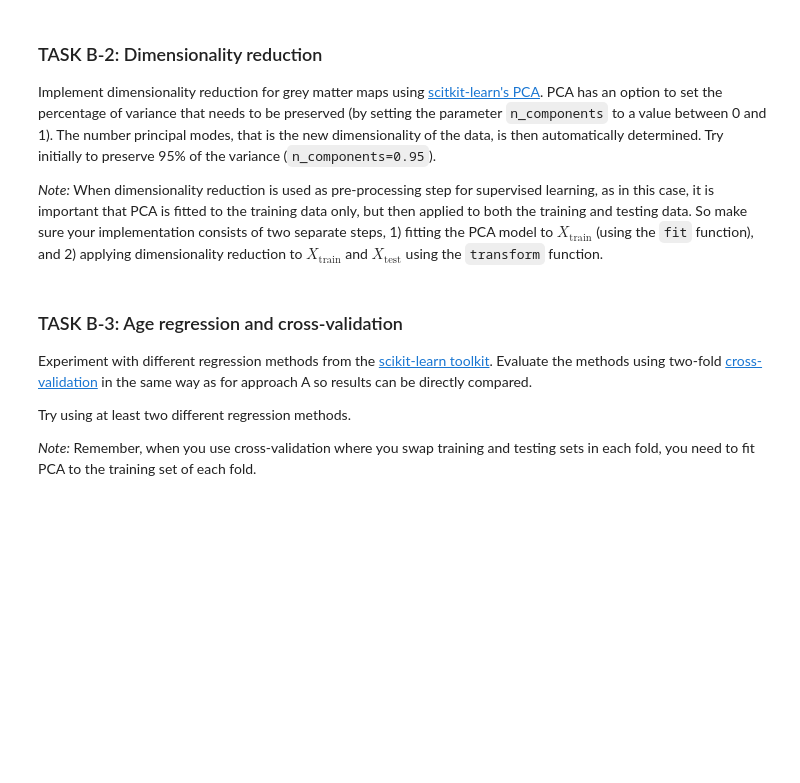
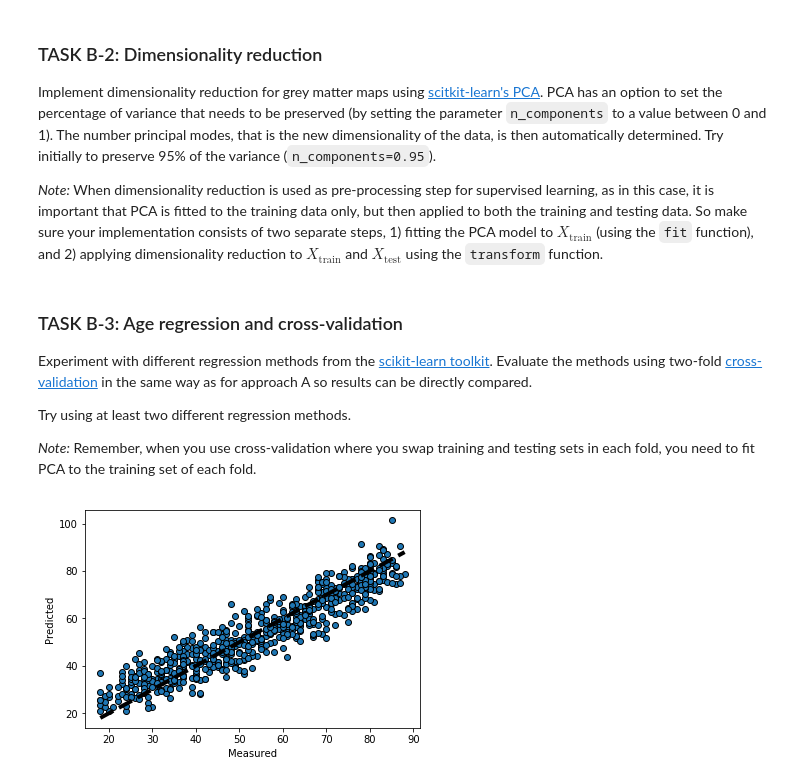
Before and after one commit to yangglebin/Medical-Image-Computing, a Jupyter notebook: MIC-Coursework.ipynb, the cells around one changed output. Cells and saved outputs as stored; diff of their text form; code cells hidden in the pictures; blank space fills up the shorter version.

```diff
--- a/MIC-Coursework.ipynb
+++ b/MIC-Coursework.ipynb
@@ -414,0 +383,14 @@ X_train_pca, X_valid_pca, y_train, y_valid = apply_PCA()
+# %%
+# Shuffles the (X,y) pair and returns a training set and a validation set
+def shuffle_and_divide(X):
+    # Shuffle X and Y.
+    X_copy = list(X)
+    actual_ages = list(meta_data['age'])
+    Xy = list(zip(X_copy, actual_ages))
+    shuffle(Xy)
+    X_shuffled, actual_ages_shuffled = zip(*Xy)
+    # Cut the matrix in two.
+    cutoff = int(len(X_shuffled)/2)
+    X_train, y_train = list(X_shuffled[:cutoff]), list(actual_ages_shuffled[:cutoff])
+    X_valid, y_valid = list(X_shuffled[cutoff:]), list(actual_ages_shuffled[cutoff:])
+    return X_train, X_valid, y_train, y_valid
@@ -420,3 +407,29 @@ Experiment with different regression methods from the [scikit-learn toolkit](htt
 Try using at least two different regression methods.
 
 *Note:* Remember, when you use cross-validation where you swap training and testing sets in each fold, you need to fit PCA to the training set of each fold.
+# %%
+def cross_validate():
+    X_train, X_valid, y_train, y_valid = shuffle_and_divide(X)
+    lr = linear_model.LinearRegression()
+    # First fit
+    lr.fit(X_train, y_train)
+    predicted_f1 = lr.predict(X_valid)
+    # Second fit
+    lr.fit(X_valid, y_valid)
+    predicted_f2 = lr.predict(X_train)
+    # Concatenate both folds.
+    predicted = np.append(predicted_f1,predicted_f2)
+    actual = y_valid + y_train
+    fig, ax = plt.subplots()
+    # And plot.
+    ax.scatter(actual, predicted, edgecolors=(0, 0, 0))
+    min_age, max_age = min(actual), max(actual)
+    ax.plot([min_age, max_age], [min_age, max_age], 'k--', lw=4)
+    ax.set_xlabel('Measured')
+    ax.set_ylabel('Predicted')
+    plt.show()
+
+
+cross_validate()
+# %% [output]
+[figure, added]
```
Also changed, not shown: parts of 4 cells of this notebook.
